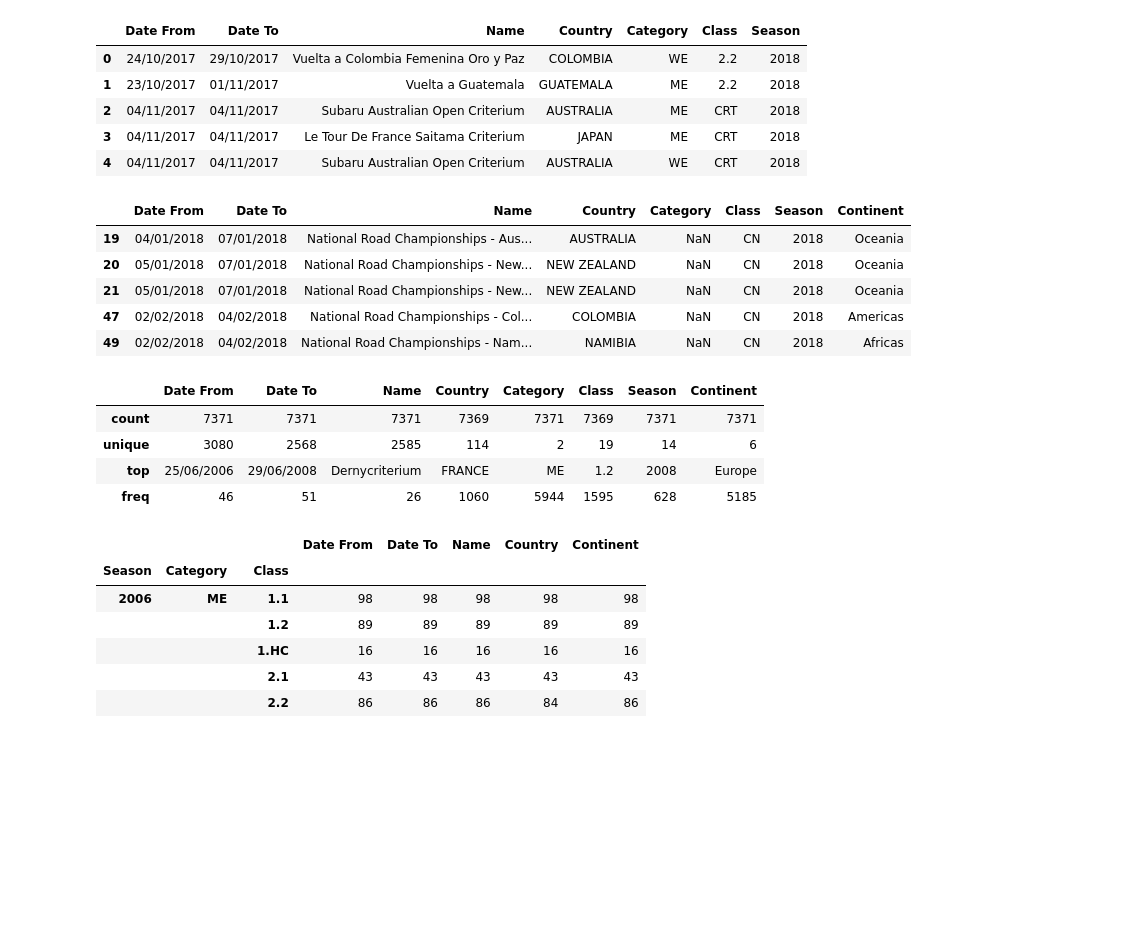
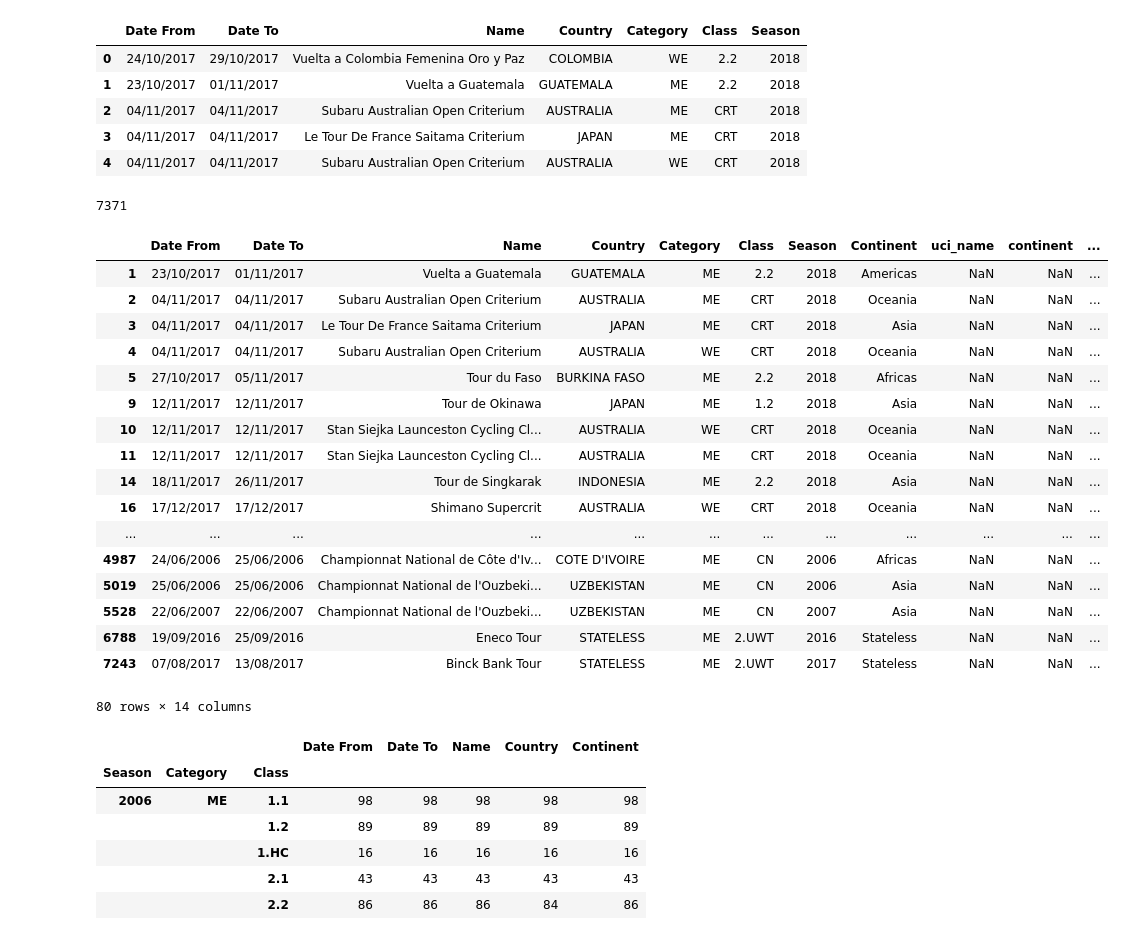
Before and after one commit to lweislo/cycling-project, a Jupyter notebook: UCI-Calendars.ipynb, the cells around one changed output. Cells and saved outputs as stored; diff of their text form; code cells hidden in the pictures; blank space fills up the shorter version.

```diff
--- a/UCI-Calendars.ipynb
+++ b/UCI-Calendars.ipynb
@@ -109,34 +109,43 @@ cont_dict_converted = {k: oldk for oldk, oldv in continents.items() for k in old
 #Add some code here to handle these cases.
 
 base_df['Continent'] = base_df['Country'].map(cont_dict_converted).fillna('Stateless')
+# %%
+#Let's get rid of the national, continental championships and Olympics to remove null categories
+cats = ['ME', 'WE']
+base_df.Category.isin(cats)
+base_df_cats = base_df[base_df.Category.isin(cats)]
+len(base_df_cats)
+# %% [output]
+7371
 # %%
 #add in the coordinates for each race so we can geolocate them on a map later
 
 uci_country_coord = pd.DataFrame()
 uci_country_coord = pd.read_excel('uci_country_coord.xlsx', encoding='UTF-8')
-uci_df = pd.merge(base_df, uci_country_coord, right_on='uci_name', left_on='Country', how="left")
+uci_df = pd.merge(base_df_cats, uci_country_coord, right_on='uci_name', left_on='Country', how="left")
 
-df_nulls = base_df[base_df.isnull().any(axis=1)]
-df_nulls.head()
+df_nulls = uci_df[uci_df.isnull().any(axis=1)]
+loc_nulls = df_nulls.groupby('Country')
+loc_nulls.head()
 # %% [output]
-|  | Date From | Date To | Name | Country | Category | Class | Season | Continent |
-| 19 | 04/01/2018 | 07/01/2018 | National Road Championships - Aus... | AUSTRALIA | NaN | CN | 2018 | Oceania |
-| 20 | 05/01/2018 | 07/01/2018 | National Road Championships - New... | NEW ZEALAND | NaN | CN | 2018 | Oceania |
-| 21 | 05/01/2018 | 07/01/2018 | National Road Championships - New... | NEW ZEALAND | NaN | CN | 2018 | Oceania |
-| 47 | 02/02/2018 | 04/02/2018 | National Road Championships - Col... | COLOMBIA | NaN | CN | 2018 | Americas |
-| 49 | 02/02/2018 | 04/02/2018 | National Road Championships - Nam... | NAMIBIA | NaN | CN | 2018 | Africas |
+|  | Date From | Date To | Name | Country | Category | Class | Season | Continent | uci_name | continent | ... |
+| 1 | 23/10/2017 | 01/11/2017 | Vuelta a Guatemala | GUATEMALA | ME | 2.2 | 2018 | Americas | NaN | NaN | ... |
+| 2 | 04/11/2017 | 04/11/2017 | Subaru Australian Open Criterium | AUSTRALIA | ME | CRT | 2018 | Oceania | NaN | NaN | ... |
+| 3 | 04/11/2017 | 04/11/2017 | Le Tour De France Saitama Criterium | JAPAN | ME | CRT | 2018 | Asia | NaN | NaN | ... |
+| 4 | 04/11/2017 | 04/11/2017 | Subaru Australian Open Criterium | AUSTRALIA | WE | CRT | 2018 | Oceania | NaN | NaN | ... |
+| 5 | 27/10/2017 | 05/11/2017 | Tour du Faso | BURKINA FASO | ME | 2.2 | 2018 | Africas | NaN | NaN | ... |
+| 9 | 12/11/2017 | 12/11/2017 | Tour de Okinawa | JAPAN | ME | 1.2 | 2018 | Asia | NaN | NaN | ... |
+| 10 | 12/11/2017 | 12/11/2017 | Stan Siejka Launceston Cycling Cl... | AUSTRALIA | WE | CRT | 2018 | Oceania | NaN | NaN | ... |
+| 11 | 12/11/2017 | 12/11/2017 | Stan Siejka Launceston Cycling Cl... | AUSTRALIA | ME | CRT | 2018 | Oceania | NaN | NaN | ... |
+| 14 | 18/11/2017 | 26/11/2017 | Tour de Singkarak | INDONESIA | ME | 2.2 | 2018 | Asia | NaN | NaN | ... |
+| 16 | 17/12/2017 | 17/12/2017 | Shimano Supercrit | AUSTRALIA | WE | CRT | 2018 | Oceania | NaN | NaN | ... |
+| ... | ... | ... | ... | ... | ... | ... | ... | ... | ... | ... | ... |
+| 4987 | 24/06/2006 | 25/06/2006 | Championnat National de Côte d'Iv... | COTE D'IVOIRE | ME | CN | 2006 | Africas | NaN | NaN | ... |
+| 5019 | 25/06/2006 | 25/06/2006 | Championnat National de l'Ouzbeki... | UZBEKISTAN | ME | CN | 2006 | Asia | NaN | NaN | ... |
+| 5528 | 22/06/2007 | 22/06/2007 | Championnat National de l'Ouzbeki... | UZBEKISTAN | ME | CN | 2007 | Asia | NaN | NaN | ... |
+| 6788 | 19/09/2016 | 25/09/2016 | Eneco Tour | STATELESS | ME | 2.UWT | 2016 | Stateless | NaN | NaN | ... |
+| 7243 | 07/08/2017 | 13/08/2017 | Binck Bank Tour | STATELESS | ME | 2.UWT | 2017 | Stateless | NaN | NaN | ... |
+80 rows × 14 columns
-# %%
-#Let's get rid of the national, continental championships and Olympics to remove null categories
-cats = ['ME', 'WE']
-base_df.Category.isin(cats)
-base_df_cats = base_df[base_df.Category.isin(cats)]
-base_df_cats.describe()
-# %% [output]
-|  | Date From | Date To | Name | Country | Category | Class | Season | Continent |
-| count | 7371 | 7371 | 7371 | 7369 | 7371 | 7369 | 7371 | 7371 |
-| unique | 3080 | 2568 | 2585 | 114 | 2 | 19 | 14 | 6 |
-| top | 25/06/2006 | 29/06/2008 | Dernycriterium | FRANCE | ME | 1.2 | 2008 | Europe |
-| freq | 46 | 51 | 26 | 1060 | 5944 | 1595 | 628 | 5185 |
 # %%
 #Look at the numbers of races per continent
 grouped_df = base_df_cats.groupby(['Season','Category', 'Class'])
```
Also changed, not shown: parts of 1 cell of this notebook.
